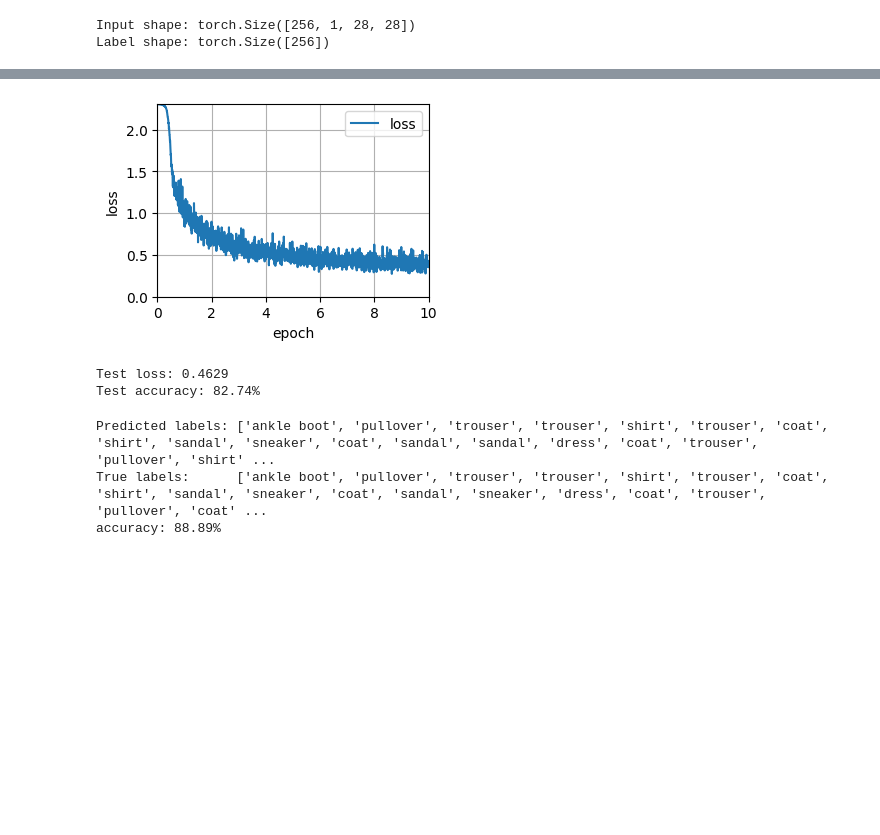
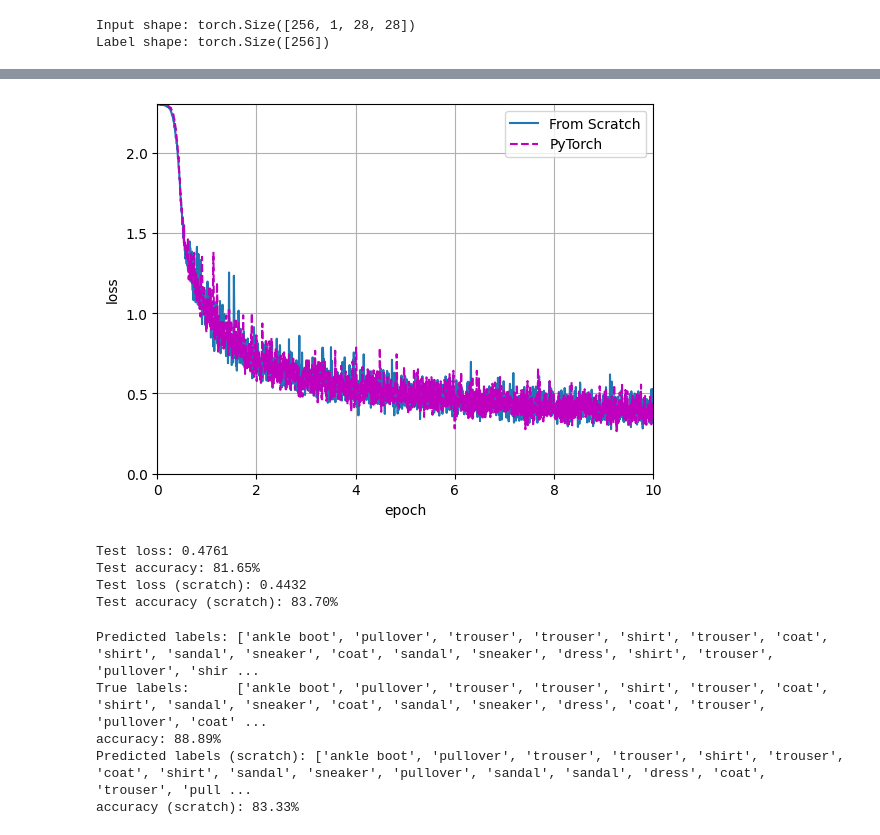
Before and after one commit to annajcy/learn_d2l, a Jupyter notebook: chap5/5.2_implementation_of_multilayer_perceptrons.ipynb, the cells around one changed output, grey strips where cells are left out. Cells and saved outputs as stored; diff of their text form; code cells hidden in the pictures; blank space fills up the shorter version.

Commit message:
impl: mlp from scratch

```diff
--- a/chap5/5.2_implementation_of_multilayer_perceptrons.ipynb
+++ b/chap5/5.2_implementation_of_multilayer_perceptrons.ipynb
@@ -29,6 +29,12 @@ import torch
 rng = torch.Generator().manual_seed(42)
 # %%
 data = FashionMNISTDataset()
+mlp_model_scratch = MLPClassifier(
+    num_features=784,
+    num_outputs=10,
+    num_hiddens=[256, 256],
+    rng=rng
+)
 mlp_model = MLPClassifierTorch(
     num_features=784,
     num_outputs=10,
@@ -45,9 +51,25 @@ for X, y in train_loader:
 # %% [output]
 Input shape: torch.Size([256, 1, 28, 28])
 Label shape: torch.Size([256])
+# %%
+def on_epoch_end(model, epoch: int, losses: List[float]) -> None:
+    avg_loss = sum(losses) / len(losses)
+    print(f"Epoch {epoch + 1}, Average Loss: {avg_loss:.4f}")
+    evaluator = ClassificationEvaluator(model)
+    test_acc = evaluator.accuracy(data.get_test_dataloader(data.test_size))
+    test_loss = evaluator.loss(data.get_test_dataloader(data.test_size))
+    print(f"Test Loss: {test_loss:.4f}, Test Accuracy: {test_acc:.4f}")
 # %%
-trainer = Trainer(model=mlp_model, optimizer=torch.optim.SGD(mlp_model.parameters(), lr=0.1))
+from d2l import plot_losses
+
+trainer_scratch = Trainer(model=mlp_model_scratch, optimizer=SGDOptimizer(mlp_model_scratch.parameters(), lr=0.1), on_train_epoch_end=on_epoch_end)
+all_epoch_losses_scratch = trainer_scratch.train(data.get_train_dataloader_epochs(256, 10))
+
+trainer = Trainer(model=mlp_model, optimizer=torch.optim.SGD(mlp_model.parameters(), lr=0.1), on_train_epoch_end=on_epoch_end)
 all_epoch_losses = trainer.train(data.get_train_dataloader_epochs(256, 10))
+
 fig, ax = plt.subplots()
-plot_loss(ax, all_epoch_losses)
+plot_losses(ax,
+            [all_epoch_losses_scratch, all_epoch_losses],
+            ['From Scratch', 'PyTorch'])
 # %% [output]
@@ -54,13 +93,21 @@ plot_loss(ax, all_epoch_losses)
-[figure, old version]
+[figure, new version]
 # %%
 evaluator = ClassificationEvaluator(mlp_model)
-test_loss = evaluator.loss(data.get_test_dataloader(256))
+test_loss = evaluator.loss(data.get_test_dataloader(data.test_size))
 print(f'Test loss: {test_loss:.4f}')
-accuracy = evaluator.accuracy(data.get_test_dataloader(256))
+accuracy = evaluator.accuracy(data.get_test_dataloader(data.test_size))
 print(f'Test accuracy: {accuracy:.2%}')
+
+evaluator_scratch = ClassificationEvaluator(mlp_model_scratch)
+test_loss_scratch = evaluator_scratch.loss(data.get_test_dataloader(data.test_size))
+print(f'Test loss (scratch): {test_loss_scratch:.4f}')
+accuracy_scratch = evaluator_scratch.accuracy(data.get_test_dataloader(data.test_size))
+print(f'Test accuracy (scratch): {accuracy_scratch:.2%}')
 # %% [output]
-Test loss: 0.4629
-Test accuracy: 82.74%
+Test loss: 0.4761
+Test accuracy: 81.65%
+Test loss (scratch): 0.4432
+Test accuracy (scratch): 83.70%
 # %%
 (X, y) = next(iter(data.get_test_dataloader(batch_size=18)))
 # %%
@@ -68,7 +115,12 @@ y_hat = mlp_model.predict(X)
 print('Predicted labels:', data.get_text_labels(y_hat.tolist()))
 print('True labels:     ', data.get_text_labels(y.tolist()))
 print(f'accuracy: {(y_hat == y).sum() / y.numel():.2%}')
+y_hat_scratch = mlp_model_scratch.predict(X)
+print('Predicted labels (scratch):', data.get_text_labels(y_hat_scratch.tolist()))
+print(f'accuracy (scratch): {(y_hat_scratch == y).sum() / y.numel():.2%}')
 # %% [output]
-Predicted labels: ['ankle boot', 'pullover', 'trouser', 'trouser', 'shirt', 'trouser', 'coat', 'shirt', 'sandal', 'sneaker', 'coat', 'sandal', 'sandal', 'dress', 'coat', 'trouser', 'pullover', 'shirt' ...
+Predicted labels: ['ankle boot', 'pullover', 'trouser', 'trouser', 'shirt', 'trouser', 'coat', 'shirt', 'sandal', 'sneaker', 'coat', 'sandal', 'sneaker', 'dress', 'shirt', 'trouser', 'pullover', 'shir ...
 True labels:      ['ankle boot', 'pullover', 'trouser', 'trouser', 'shirt', 'trouser', 'coat', 'shirt', 'sandal', 'sneaker', 'coat', 'sandal', 'sneaker', 'dress', 'coat', 'trouser', 'pullover', 'coat' ...
 accuracy: 88.89%
+Predicted labels (scratch): ['ankle boot', 'pullover', 'trouser', 'trouser', 'shirt', 'trouser', 'coat', 'shirt', 'sandal', 'sneaker', 'pullover', 'sandal', 'sandal', 'dress', 'coat', 'trouser', 'pull ...
+accuracy (scratch): 83.33%
```
Also changed, not shown: parts of 3 cells of this notebook, 8 other files.
